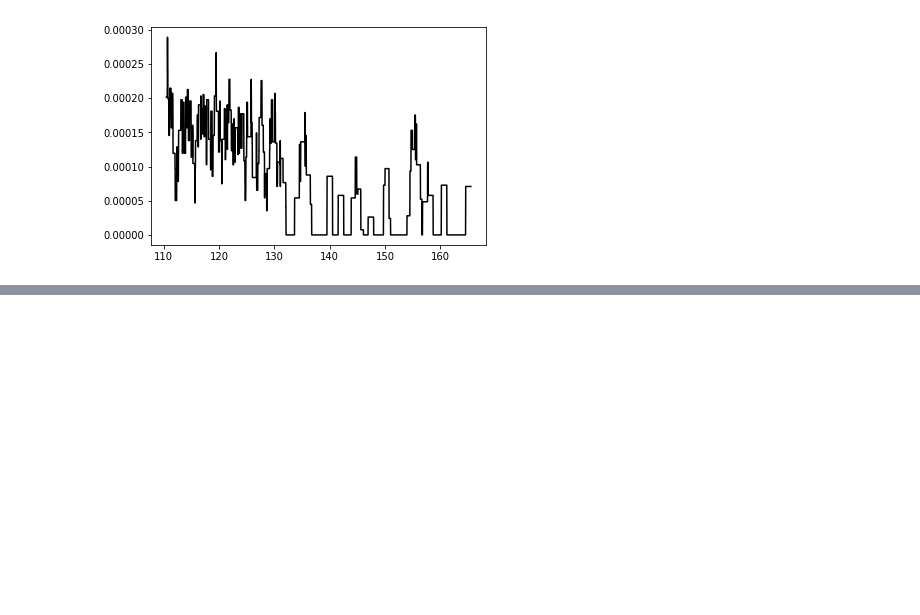
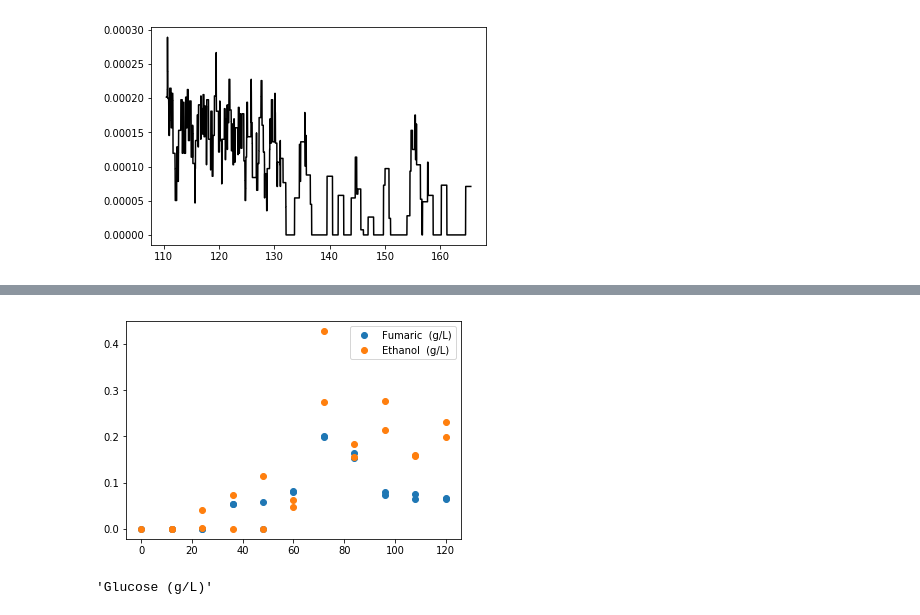
Before and after one commit to reubens9/masters_code, a Jupyter notebook: Rate_analysis_old.ipynb, the cells around one changed output, grey strips where cells are left out. Drawn from its saved outputs; the diff is of its cells as text; code cells hidden in the pictures; blank space fills up the shorter version.

Commit message:
HPLC data

```diff
--- a/Rate_analysis_old.ipynb
+++ b/Rate_analysis_old.ipynb
@@ -7,6 +7,7 @@ import Reactor_V1 as rf
 %matplotlib inline
 # %%
 data = pd.read_csv('Run_5P_edit.csv')
+hplc_data = pd.read_excel('Data.xlsx', sheet_name = 'Run 5P')
 # %%
 data.head()
 # %% [output]
@@ -88,0 +88,24 @@ SyntaxError: invalid syntax (<ipython-input-11-51be8b696332>, line 2)
+# %%
+xTime = hplc_data['Exp Time']
+Cg = hplc_data['Glucose (g/L)']
+Cm = hplc_data['Malic  (g/L)']
+Cp = hplc_data['Pyruvic  (g/L)']
+Cs = hplc_data['Succinic  (g/L)']
+Cl = hplc_data['Lactic (g/L)']
+Cf = hplc_data['Fumaric  (g/L)']
+Ce = hplc_data['Ethanol  (g/L)']
+
+Ci = [Cg, Cm, Cp, Cs, Cl, Cf, Ce]
+
+for i,c in enumerate(Ci):
+    if i == 6 or i == 5:
+        plt.plot(xTime, c,'o', label = c.name)
+
+plt.legend(loc = 'best')
+plt.show()
+# %% [output]
+[figure, added]
+# %%
+Ci[0].name
+# %% [output]
+'Glucose (g/L)'
```
Also changed, not shown: parts of 2 cells of this notebook, 2 other files.
